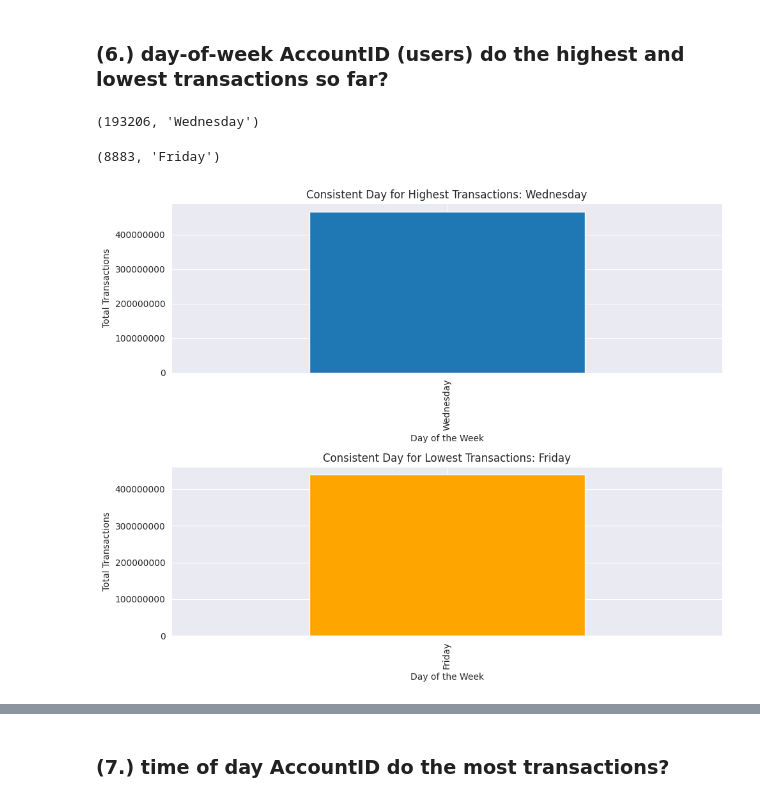
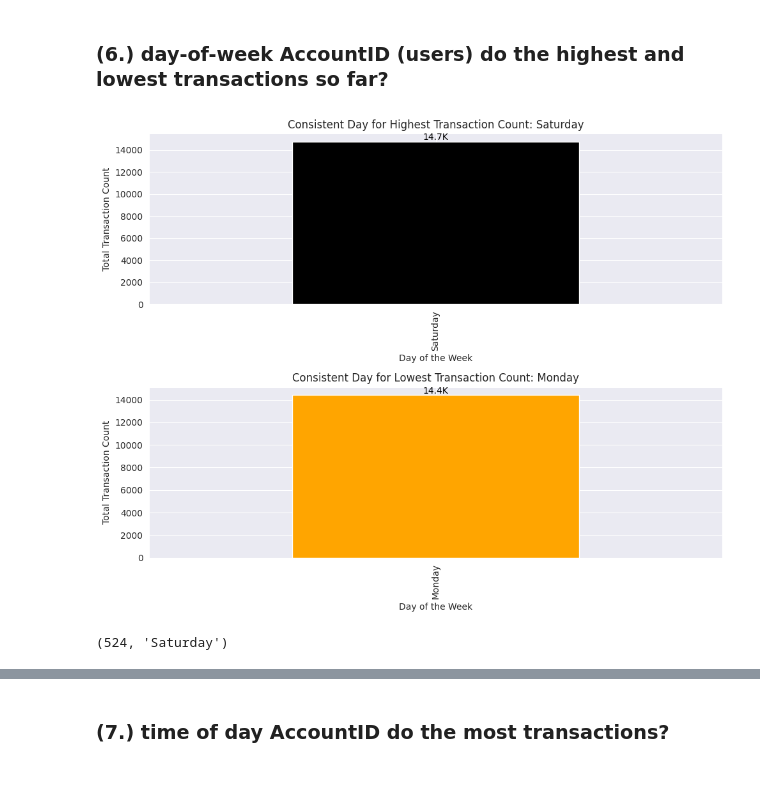
Before and after one commit to neyedhayo/transaction-analysis, a Jupyter notebook: notebook/eda_notebook.ipynb, the cells around one changed output, grey strips where cells are left out. Saved outputs shown, nothing was run; the diff lists cells and outputs as text; code cells hidden in the pictures.

```diff
--- a/notebook/eda_notebook.ipynb
+++ b/notebook/eda_notebook.ipynb
@@ -335,8 +338,54 @@ day_of_week_lowest_transactions = df.groupby(['AccountID', 'DayOfWeek'])['Transa
+# %%
+df['DayOfWeek'] = df.index.day_name()
+day_of_week_highest_transactions = df.groupby(['AccountID', 'DayOfWeek']).size().idxmax()
+day_of_week_lowest_transactions = df.groupby(['AccountID', 'DayOfWeek']).size().idxmin()
+
+consistent_day_highest = day_of_week_highest_transactions[1]
+consistent_day_lowest = day_of_week_lowest_transactions[1]
+
+# Function to format the counts
+def format_count(value):
+    if value >= 1e6:
+        return f'{value / 1e6:.1f}M'
+    elif value >= 1e3:
+        return f'{value / 1e3:.1f}K'
+    else:
+        return str(value)
+
+# Plot a visualization
+fig, axes = plt.subplots(2, 1, figsize=(10, 8))
+
+# Plot for highest transaction counts
+transaction_count_highest = df[df['DayOfWeek'] == consistent_day_highest]['DayOfWeek'].value_counts()
+transaction_count_highest.plot(kind='bar', ax=axes[0], color='black')
+axes[0].set_title(f'Consistent Day for Highest Transaction Count: {consistent_day_highest}')
+axes[0].set_xlabel('Day of the Week')
+axes[0].set_ylabel('Total Transaction Count')
+
+# Annotate bars for highest transactions
+for p in axes[0].patches:
+    axes[0].annotate(format_count(p.get_height()), (p.get_x() + p.get_width() / 2., p.get_height()),
+                     ha='center', va='center', fontsize=10, color='black', xytext=(0, 5),
+                     textcoords='offset points')
+
+# Plot for lowest transaction counts
+transaction_count_lowest = df[df['DayOfWeek'] == consistent_day_lowest]['DayOfWeek'].value_counts()
+transaction_count_lowest.plot(kind='bar', ax=axes[1], color='orange')
+axes[1].set_title(f'Consistent Day for Lowest Transaction Count: {consistent_day_lowest}')
+axes[1].set_xlabel('Day of the Week')
+axes[1].set_ylabel('Total Transaction Count')
+
+# Annotate bars for lowest transactions
+for p in axes[1].patches:
+    axes[1].annotate(format_count(p.get_height()), (p.get_x() + p.get_width() / 2., p.get_height()),
+                     ha='center', va='center', fontsize=10, color='black', xytext=(0, 5),
+                     textcoords='offset points')
+
+plt.tight_layout()
+plt.show()
+# %% [output]
+[figure, added]
 # %%
 day_of_week_highest_transactions
 # %% [output]
-(193206, 'Wednesday')
+(524, 'Saturday')
-# %%
-day_of_week_lowest_transactions
-# %% [output]
-(8883, 'Friday')
@@ -346,25 +392,3 @@ consistent_day_lowest = day_of_week_lowest_transactions[1]
-# %%
-# Plot a visualization
-fig, axes = plt.subplots(2, 1, figsize=(10, 8))
-
-# Plot for highest transactions
-df[df['DayOfWeek'] == consistent_day_highest].groupby('DayOfWeek')['TransactionAmount'].sum().plot(kind='bar', ax=axes[0])
-axes[0].set_title(f'Consistent Day for Highest Transactions: {consistent_day_highest}')
-axes[0].set_xlabel('Day of the Week')
-axes[0].set_ylabel('Total Transactions')
-axes[0].get_yaxis().get_major_formatter().set_scientific(False)
-
-# Plot for lowest transactions
-df[df['DayOfWeek'] == consistent_day_lowest].groupby('DayOfWeek')['TransactionAmount'].sum().plot(kind='bar', ax=axes[1], color='orange')
-axes[1].set_title(f'Consistent Day for Lowest Transactions: {consistent_day_lowest}')
-axes[1].set_xlabel('Day of the Week')
-axes[1].set_ylabel('Total Transactions')
-axes[1].get_yaxis().get_major_formatter().set_scientific(False)
-
-plt.tight_layout()
-plt.show()
-# %% [output]
-[figure, removed]
 # %%
 # Plot a visualization for the frequency of transactions throughout the week
 plt.figure(figsize=(10, 6))
```
Also changed, not shown: parts of 15 cells of this notebook.
